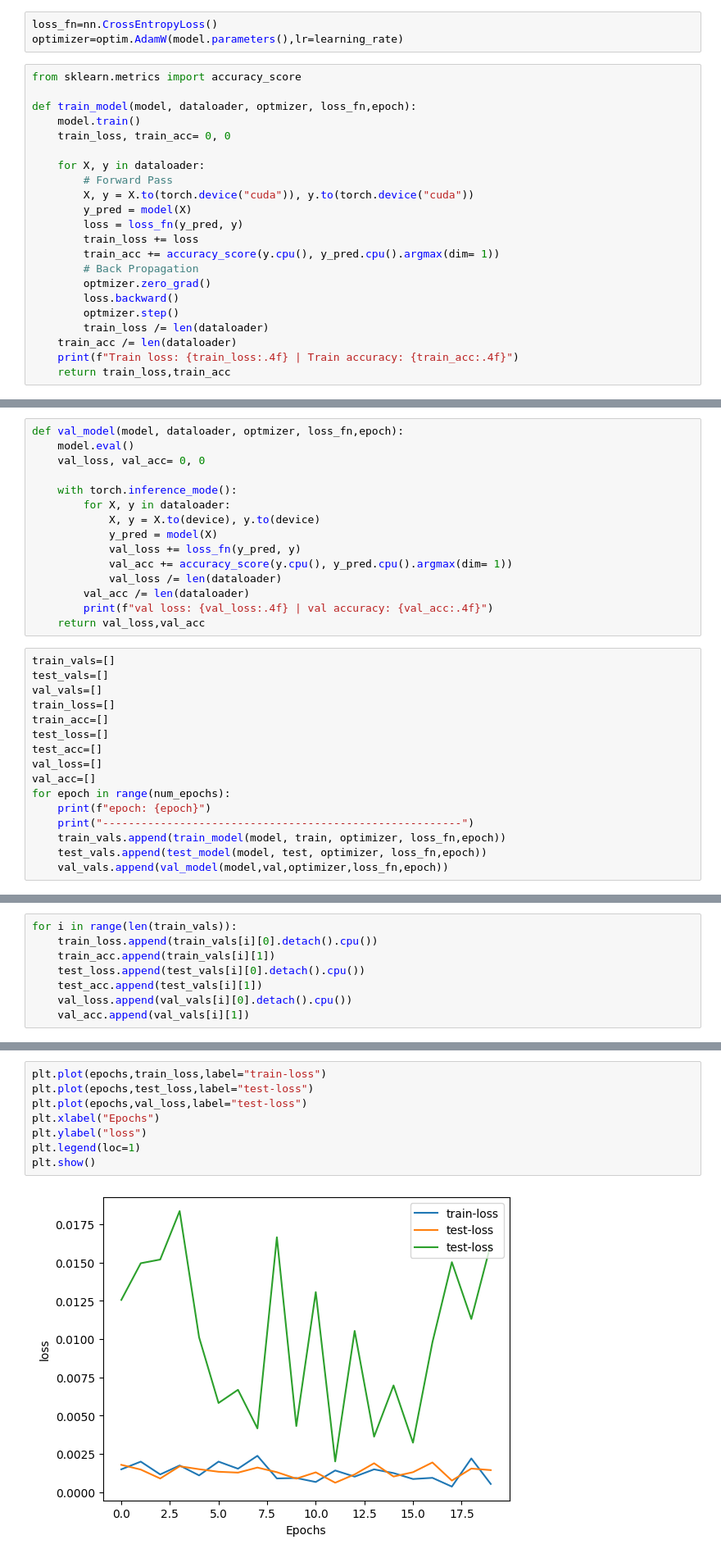
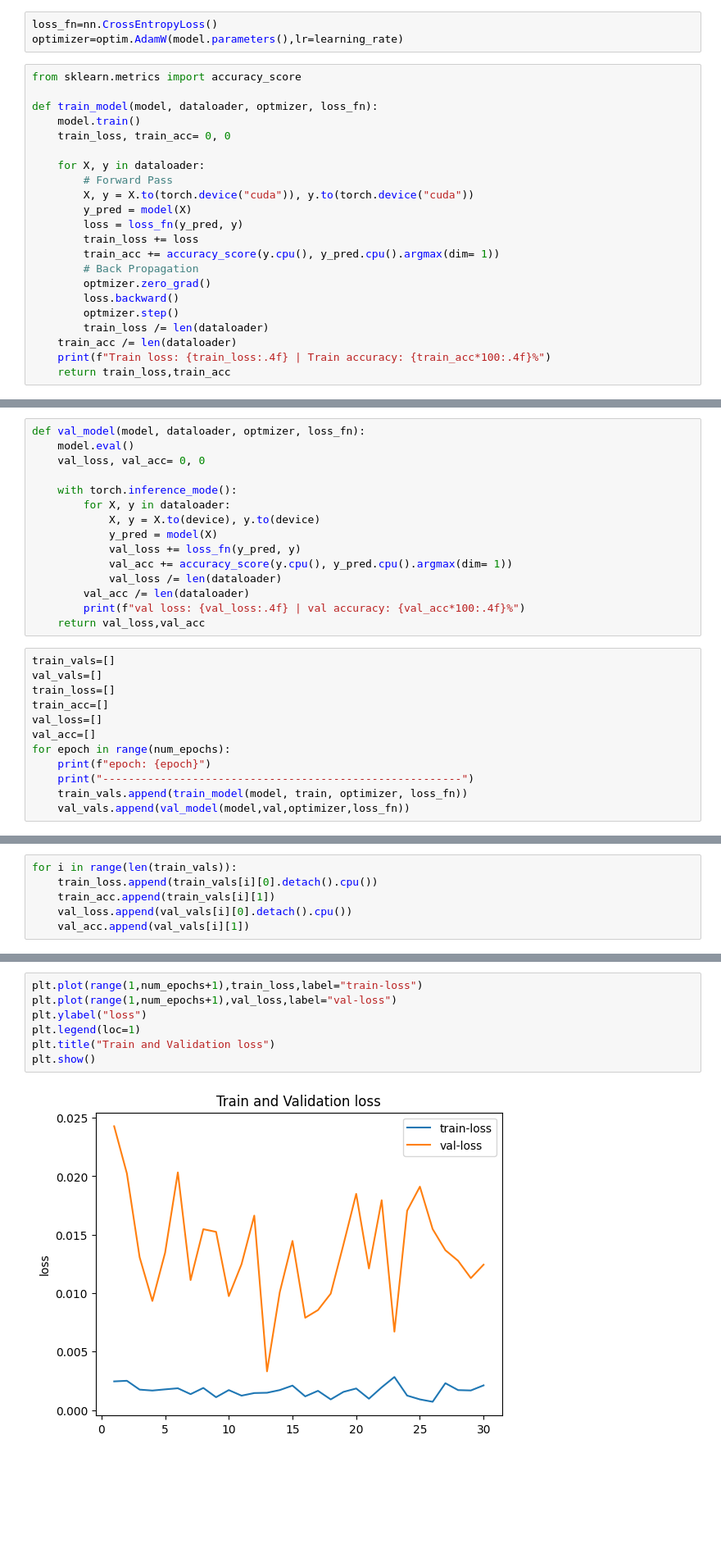
Before and after one commit to aharneish/pytorch, a Jupyter notebook: 22236-cifar10.ipynb, the cells around one changed output, grey strips where cells are left out. Shown at 82% size. Cells and saved outputs as stored; diff of their text form; blank space fills up the shorter version.

```diff
--- a/22236-cifar10.ipynb
+++ b/22236-cifar10.ipynb
@@ -131,7 +131,7 @@ optimizer=optim.AdamW(model.parameters(),lr=learning_rate)
 # %%
 from sklearn.metrics import accuracy_score
 
-def train_model(model, dataloader, optmizer, loss_fn,epoch):
+def train_model(model, dataloader, optmizer, loss_fn):
     model.train()
     train_loss, train_acc= 0, 0
 
@@ -148,6 +148,6 @@ def train_model(model, dataloader, optmizer, loss_fn,epoch):
         optmizer.step()
         train_loss /= len(dataloader)
     train_acc /= len(dataloader)
-    print(f"Train loss: {train_loss:.4f} | Train accuracy: {train_acc:.4f}")
+    print(f"Train loss: {train_loss:.4f} | Train accuracy: {train_acc*100:.4f}%")
     return train_loss,train_acc
 # %%
@@ -168,5 +168,5 @@ def test_model(model, dataloader, optmizer, loss_fn,epoch):
 # %%
-def val_model(model, dataloader, optmizer, loss_fn,epoch):
+def val_model(model, dataloader, optmizer, loss_fn):
     model.eval()
     val_loss, val_acc= 0, 0
 
@@ -178,24 +178,20 @@ def val_model(model, dataloader, optmizer, loss_fn,epoch):
             val_acc += accuracy_score(y.cpu(), y_pred.cpu().argmax(dim= 1))
             val_loss /= len(dataloader)
         val_acc /= len(dataloader)
-        print(f"val loss: {val_loss:.4f} | val accuracy: {val_acc:.4f}")
+        print(f"val loss: {val_loss:.4f} | val accuracy: {val_acc*100:.4f}%")
     return val_loss,val_acc
 # %%
 train_vals=[]
-test_vals=[]
 val_vals=[]
 train_loss=[]
 train_acc=[]
-test_loss=[]
-test_acc=[]
 val_loss=[]
 val_acc=[]
 for epoch in range(num_epochs):
     print(f"epoch: {epoch}")
     print("--------------------------------------------------------")
-    train_vals.append(train_model(model, train, optimizer, loss_fn,epoch))
-    test_vals.append(test_model(model, test, optimizer, loss_fn,epoch))
-    val_vals.append(val_model(model,val,optimizer,loss_fn,epoch))
+    train_vals.append(train_model(model, train, optimizer, loss_fn))
+    val_vals.append(val_model(model,val,optimizer,loss_fn))
 # %% [output]
 epoch: 0
 --------------------------------------------------------
@@ -218,7 +214,5 @@ val loss: 0.0162 | val accuracy: 0.7312
 for i in range(len(train_vals)):
     train_loss.append(train_vals[i][0].detach().cpu())
     train_acc.append(train_vals[i][1])
-    test_loss.append(test_vals[i][0].detach().cpu())
-    test_acc.append(test_vals[i][1])
     val_loss.append(val_vals[i][0].detach().cpu())
     val_acc.append(val_vals[i][1])
@@ -227,11 +219,10 @@ epochs=[i for i in range(num_epochs)]
 # %%
-plt.plot(epochs,train_loss,label="train-loss")
-plt.plot(epochs,test_loss,label="test-loss")
-plt.plot(epochs,val_loss,label="test-loss")
-plt.xlabel("Epochs")
+plt.plot(range(1,num_epochs+1),train_loss,label="train-loss")
+plt.plot(range(1,num_epochs+1),val_loss,label="val-loss")
 plt.ylabel("loss")
 plt.legend(loc=1)
+plt.title("Train and Validation loss")
 plt.show()
 # %% [output]
-[figure, old version]
+[figure, new version]
 # %%
```
Also changed, not shown: parts of 9 cells of this notebook.
